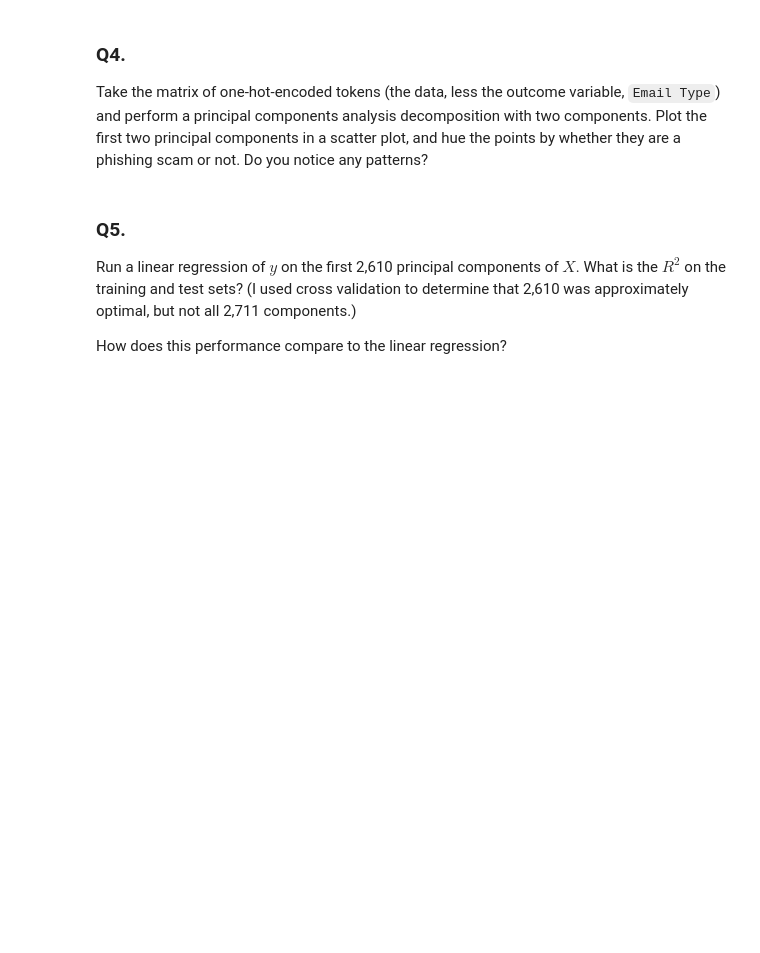
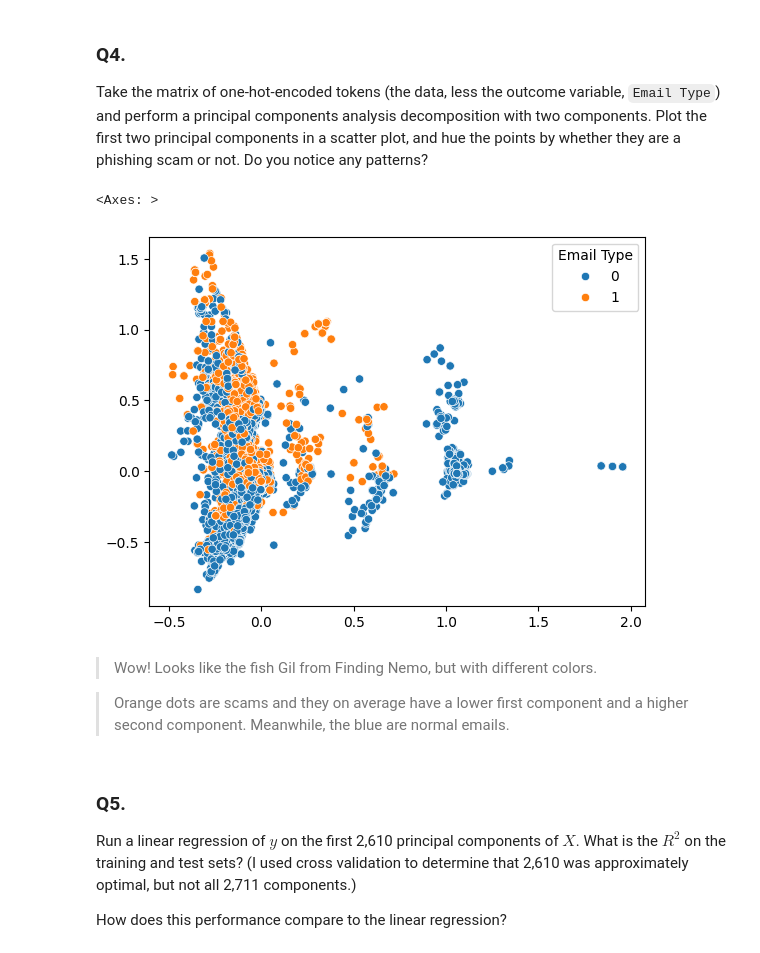
Before and after one commit to vrhughes/PCA, a Jupyter notebook: 05_PCA/assignment.ipynb, the cells around one changed output. Saved outputs shown, nothing was run; the diff lists cells and outputs as text; code cells hidden in the pictures; blank space fills up the shorter version.

```diff
--- a/05_PCA/assignment.ipynb
+++ b/05_PCA/assignment.ipynb
@@ -181,6 +185,24 @@ large.sort_values('abs',ascending=False) # sorting
 ### Q4.
 
 Take the matrix of one-hot-encoded tokens (the data, less the outcome variable, `Email Type`) and perform a principal components analysis decomposition with two components. Plot the first two principal components in a scatter plot, and hue the points by whether they are a phishing scam or not. Do you notice any patterns?
+# %%
+# Question 4
+
+# making the decomposition
+decomp = PCA(n_components=2).fit(X_train)
+Z_train = decomp.transform(X_train)
+Z_test = decomp.transform(X_test)
+
+# plotting shenanigans
+sns.scatterplot(x = Z_train[:, 0], y = Z_train[:, 1], hue = y_train)
+# %% [output]
+<Axes: >
+[figure, added]
+# %% [markdown]
+
+> Wow! Looks like the fish Gil from Finding Nemo, but with different colors.
+
+> Orange dots are scams and they on average have a lower first component and a higher second component. Meanwhile, the blue are normal emails.
 # %% [markdown]
 ### Q5.
 
```
Also changed, not shown: parts of 7 cells of this notebook.
